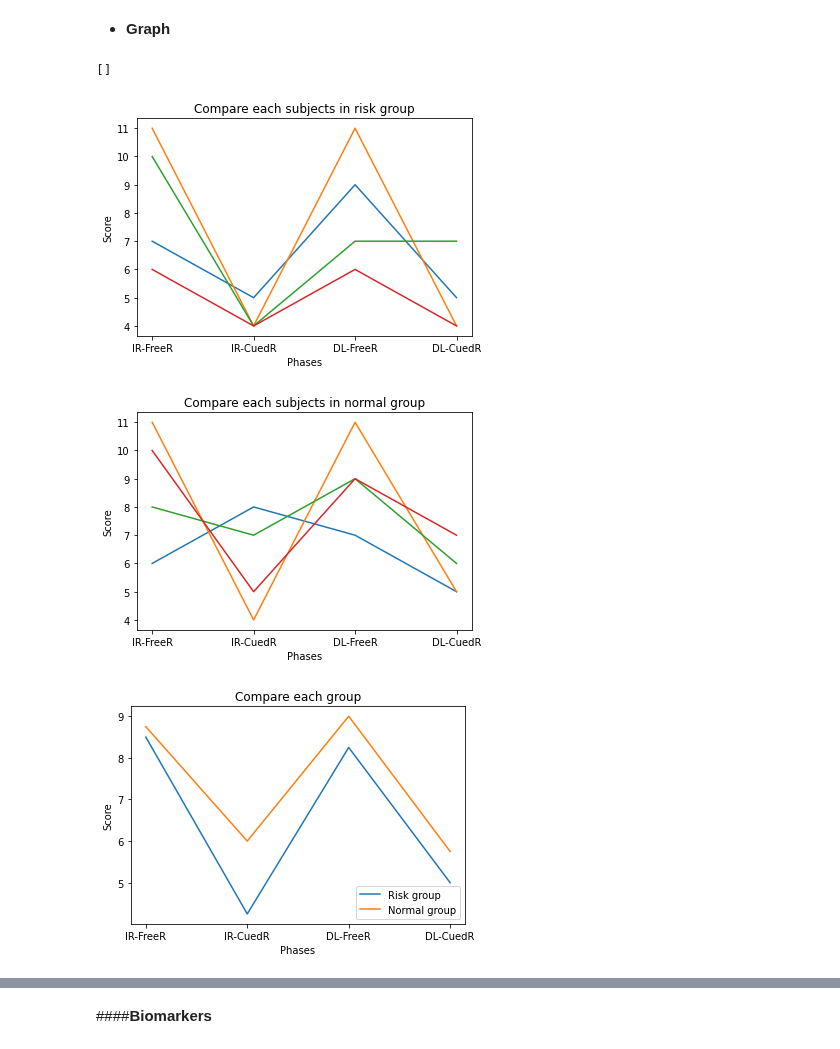
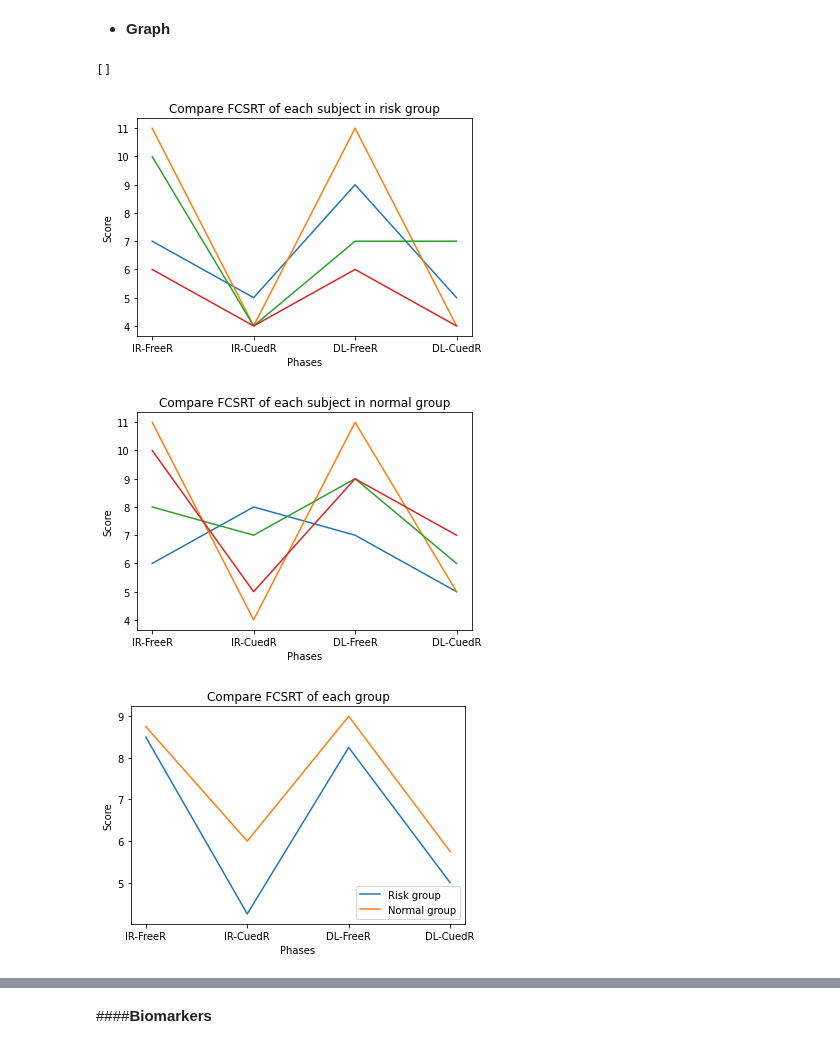
Before and after one commit to Sirabhop/Preclinical-AD-EEG-classification, a Jupyter notebook: Data_Analysis.ipynb, the cells around one changed output, grey strips where cells are left out. Drawn from its saved outputs; the diff is of its cells as text; code cells hidden in the pictures.

```diff
--- a/Data_Analysis.ipynb
+++ b/Data_Analysis.ipynb
@@ -198,13 +203,13 @@ def plot_mean_markers(plot_normal, plot_risk, xlab, ylab, title):
   return ax.plot()
 # %%
 plot_cog_normal, plot_cog_risk = create_plot_df(Cog_Normal, Cog_Risk)
-plot_markers(plot_cog_risk, 'Phases', 'Score', 'Compare each subjects in risk group')
-plot_markers(plot_cog_normal, 'Phases', 'Score', 'Compare each subjects in normal group')
-plot_mean_markers(plot_cog_normal, plot_cog_risk, 'Phases', 'Score', 'Compare each group')
+plot_markers(plot_cog_risk, 'Phases', 'Score', 'Compare FCSRT of each subject in risk group')
+plot_markers(plot_cog_normal, 'Phases', 'Score', 'Compare FCSRT of each subject in normal group')
+plot_mean_markers(plot_cog_normal, plot_cog_risk, 'Phases', 'Score', 'Compare FCSRT of each group')
 # %% [output]
 []
-[figure, old version]
+[figure, new version]
-[figure, old version]
+[figure, new version]
-[figure, old version]
+[figure, new version]
 # %%
 plot_cog_normal, plot_cog_risk = create_plot_df(per_cog_normal, per_cog_risk)
```
Also changed, not shown: parts of 9 cells of this notebook.
